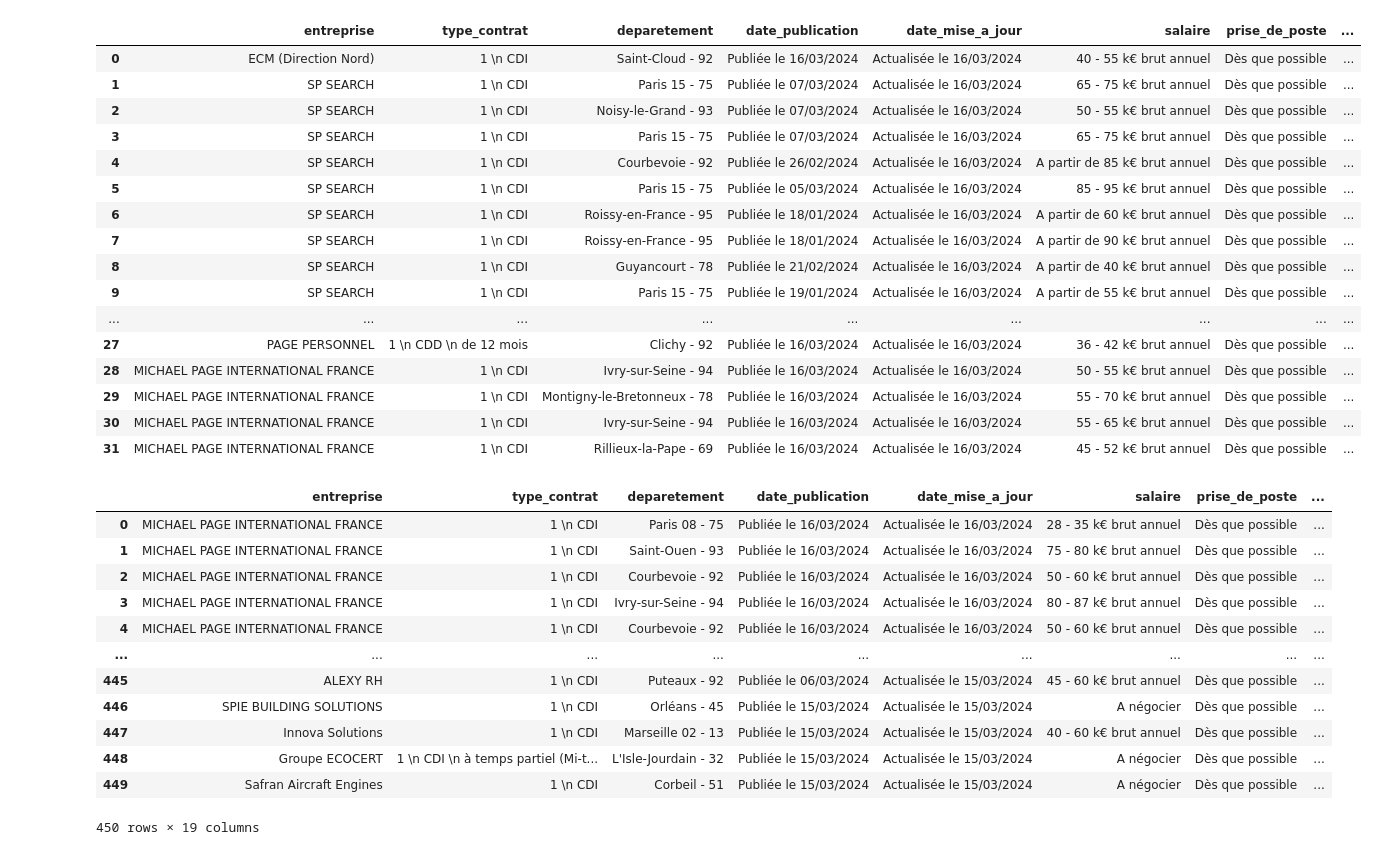
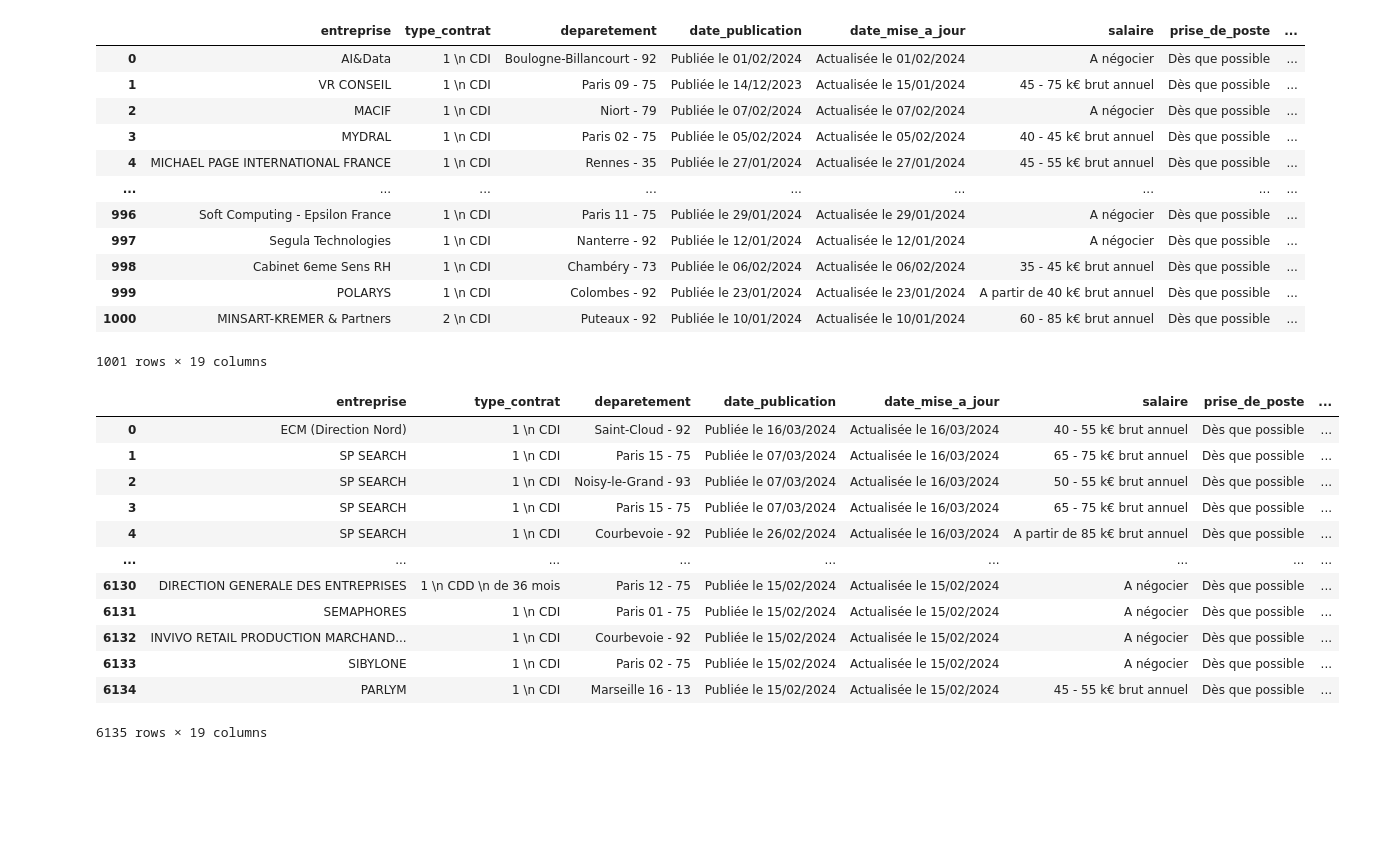
Before and after one commit to Racha1004/DALAS_projet, a Jupyter notebook: concat.ipynb, the cells around one changed output. Saved outputs shown, nothing was run; the diff lists cells and outputs as text; code cells hidden in the pictures; blank space fills up the shorter version.

```diff
--- a/concat.ipynb
+++ b/concat.ipynb
@@ -1,41 +1,37 @@
 # %%
 import pandas as pd
 # %%
-df1 = pd.read_csv("Scrapped_Data/Data_Apec_data/Apec_data_1.csv")
+df1 = pd.read_csv("Scrapped_Data/ancienne_data/Apec_data_total.csv")
 df1
 # %% [output]
 |  | entreprise | type_contrat | deparetement | date_publication | date_mise_a_jour | salaire | prise_de_poste | ... |
-| 0 | ECM (Direction Nord) | 1 \n CDI | Saint-Cloud - 92 | Publiée le 16/03/2024 | Actualisée le 16/03/2024 | 40 - 55 k€ brut annuel | Dès que possible | ... |
-| 1 | SP SEARCH | 1 \n CDI | Paris 15 - 75 | Publiée le 07/03/2024 | Actualisée le 16/03/2024 | 65 - 75 k€ brut annuel | Dès que possible | ... |
-| 2 | SP SEARCH | 1 \n CDI | Noisy-le-Grand - 93 | Publiée le 07/03/2024 | Actualisée le 16/03/2024 | 50 - 55 k€ brut annuel | Dès que possible | ... |
-| 3 | SP SEARCH | 1 \n CDI | Paris 15 - 75 | Publiée le 07/03/2024 | Actualisée le 16/03/2024 | 65 - 75 k€ brut annuel | Dès que possible | ... |
-| 4 | SP SEARCH | 1 \n CDI | Courbevoie - 92 | Publiée le 26/02/2024 | Actualisée le 16/03/2024 | A partir de 85 k€ brut annuel | Dès que possible | ... |
-| 5 | SP SEARCH | 1 \n CDI | Paris 15 - 75 | Publiée le 05/03/2024 | Actualisée le 16/03/2024 | 85 - 95 k€ brut annuel | Dès que possible | ... |
-| 6 | SP SEARCH | 1 \n CDI | Roissy-en-France - 95 | Publiée le 18/01/2024 | Actualisée le 16/03/2024 | A partir de 60 k€ brut annuel | Dès que possible | ... |
-| 7 | SP SEARCH | 1 \n CDI | Roissy-en-France - 95 | Publiée le 18/01/2024 | Actualisée le 16/03/2024 | A partir de 90 k€ brut annuel | Dès que possible | ... |
-| 8 | SP SEARCH | 1 \n CDI | Guyancourt - 78 | Publiée le 21/02/2024 | Actualisée le 16/03/2024 | A partir de 40 k€ brut annuel | Dès que possible | ... |
-| 9 | SP SEARCH | 1 \n CDI | Paris 15 - 75 | Publiée le 19/01/2024 | Actualisée le 16/03/2024 | A partir de 55 k€ brut annuel | Dès que possible | ... |
+| 0 | AI&Data | 1 \n CDI | Boulogne-Billancourt - 92 | Publiée le 01/02/2024 | Actualisée le 01/02/2024 | A négocier | Dès que possible | ... |
+| 1 | VR CONSEIL | 1 \n CDI | Paris 09 - 75 | Publiée le 14/12/2023 | Actualisée le 15/01/2024 | 45 - 75 k€ brut annuel | Dès que possible | ... |
+| 2 | MACIF | 1 \n CDI | Niort - 79 | Publiée le 07/02/2024 | Actualisée le 07/02/2024 | A négocier | Dès que possible | ... |
+| 3 | MYDRAL | 1 \n CDI | Paris 02 - 75 | Publiée le 05/02/2024 | Actualisée le 05/02/2024 | 40 - 45 k€ brut annuel | Dès que possible | ... |
+| 4 | MICHAEL PAGE INTERNATIONAL FRANCE | 1 \n CDI | Rennes - 35 | Publiée le 27/01/2024 | Actualisée le 27/01/2024 | 45 - 55 k€ brut annuel | Dès que possible | ... |
 | ... | ... | ... | ... | ... | ... | ... | ... | ... |
-| 27 | PAGE PERSONNEL | 1 \n CDD \n de 12 mois | Clichy - 92 | Publiée le 16/03/2024 | Actualisée le 16/03/2024 | 36 - 42 k€ brut annuel | Dès que possible | ... |
-| 28 | MICHAEL PAGE INTERNATIONAL FRANCE | 1 \n CDI | Ivry-sur-Seine - 94 | Publiée le 16/03/2024 | Actualisée le 16/03/2024 | 50 - 55 k€ brut annuel | Dès que possible | ... |
-| 29 | MICHAEL PAGE INTERNATIONAL FRANCE | 1 \n CDI | Montigny-le-Bretonneux - 78 | Publiée le 16/03/2024 | Actualisée le 16/03/2024 | 55 - 70 k€ brut annuel | Dès que possible | ... |
-| 30 | MICHAEL PAGE INTERNATIONAL FRANCE | 1 \n CDI | Ivry-sur-Seine - 94 | Publiée le 16/03/2024 | Actualisée le 16/03/2024 | 55 - 65 k€ brut annuel | Dès que possible | ... |
-| 31 | MICHAEL PAGE INTERNATIONAL FRANCE | 1 \n CDI | Rillieux-la-Pape - 69 | Publiée le 16/03/2024 | Actualisée le 16/03/2024 | 45 - 52 k€ brut annuel | Dès que possible | ... |
+| 996 | Soft Computing - Epsilon France | 1 \n CDI | Paris 11 - 75 | Publiée le 29/01/2024 | Actualisée le 29/01/2024 | A négocier | Dès que possible | ... |
+| 997 | Segula Technologies | 1 \n CDI | Nanterre - 92 | Publiée le 12/01/2024 | Actualisée le 12/01/2024 | A négocier | Dès que possible | ... |
+| 998 | Cabinet 6eme Sens RH | 1 \n CDI | Chambéry - 73 | Publiée le 06/02/2024 | Actualisée le 06/02/2024 | 35 - 45 k€ brut annuel | Dès que possible | ... |
+| 999 | POLARYS | 1 \n CDI | Colombes - 92 | Publiée le 23/01/2024 | Actualisée le 23/01/2024 | A partir de 40 k€ brut annuel | Dès que possible | ... |
+| 1000 | MINSART-KREMER & Partners | 2 \n CDI | Puteaux - 92 | Publiée le 10/01/2024 | Actualisée le 10/01/2024 | 60 - 85 k€ brut annuel | Dès que possible | ... |
+1001 rows × 19 columns
 # %%
-df2 = pd.read_csv("Scrapped_Data/Data_Apec_data/Apec_data_2.csv")
+df2 = pd.read_csv("Scrapped_Data/Data_Apec_data/Apec_data_total.csv")
 df2
 # %% [output]
 |  | entreprise | type_contrat | deparetement | date_publication | date_mise_a_jour | salaire | prise_de_poste | ... |
-| 0 | MICHAEL PAGE INTERNATIONAL FRANCE | 1 \n CDI | Paris 08 - 75 | Publiée le 16/03/2024 | Actualisée le 16/03/2024 | 28 - 35 k€ brut annuel | Dès que possible | ... |
-| 1 | MICHAEL PAGE INTERNATIONAL FRANCE | 1 \n CDI | Saint-Ouen - 93 | Publiée le 16/03/2024 | Actualisée le 16/03/2024 | 75 - 80 k€ brut annuel | Dès que possible | ... |
-| 2 | MICHAEL PAGE INTERNATIONAL FRANCE | 1 \n CDI | Courbevoie - 92 | Publiée le 16/03/2024 | Actualisée le 16/03/2024 | 50 - 60 k€ brut annuel | Dès que possible | ... |
-| 3 | MICHAEL PAGE INTERNATIONAL FRANCE | 1 \n CDI | Ivry-sur-Seine - 94 | Publiée le 16/03/2024 | Actualisée le 16/03/2024 | 80 - 87 k€ brut annuel | Dès que possible | ... |
-| 4 | MICHAEL PAGE INTERNATIONAL FRANCE | 1 \n CDI | Courbevoie - 92 | Publiée le 16/03/2024 | Actualisée le 16/03/2024 | 50 - 60 k€ brut annuel | Dès que possible | ... |
+| 0 | ECM (Direction Nord) | 1 \n CDI | Saint-Cloud - 92 | Publiée le 16/03/2024 | Actualisée le 16/03/2024 | 40 - 55 k€ brut annuel | Dès que possible | ... |
+| 1 | SP SEARCH | 1 \n CDI | Paris 15 - 75 | Publiée le 07/03/2024 | Actualisée le 16/03/2024 | 65 - 75 k€ brut annuel | Dès que possible | ... |
+| 2 | SP SEARCH | 1 \n CDI | Noisy-le-Grand - 93 | Publiée le 07/03/2024 | Actualisée le 16/03/2024 | 50 - 55 k€ brut annuel | Dès que possible | ... |
+| 3 | SP SEARCH | 1 \n CDI | Paris 15 - 75 | Publiée le 07/03/2024 | Actualisée le 16/03/2024 | 65 - 75 k€ brut annuel | Dès que possible | ... |
+| 4 | SP SEARCH | 1 \n CDI | Courbevoie - 92 | Publiée le 26/02/2024 | Actualisée le 16/03/2024 | A partir de 85 k€ brut annuel | Dès que possible | ... |
 | ... | ... | ... | ... | ... | ... | ... | ... | ... |
-| 445 | ALEXY RH | 1 \n CDI | Puteaux - 92 | Publiée le 06/03/2024 | Actualisée le 15/03/2024 | 45 - 60 k€ brut annuel | Dès que possible | ... |
-| 446 | SPIE BUILDING SOLUTIONS | 1 \n CDI | Orléans - 45 | Publiée le 15/03/2024 | Actualisée le 15/03/2024 | A négocier | Dès que possible | ... |
-| 447 | Innova Solutions | 1 \n CDI | Marseille 02 - 13 | Publiée le 15/03/2024 | Actualisée le 15/03/2024 | 40 - 60 k€ brut annuel | Dès que possible | ... |
-| 448 | Groupe ECOCERT | 1 \n CDI \n à temps partiel (Mi-t... | L'Isle-Jourdain - 32 | Publiée le 15/03/2024 | Actualisée le 15/03/2024 | A négocier | Dès que possible | ... |
-| 449 | Safran Aircraft Engines | 1 \n CDI | Corbeil - 51 | Publiée le 15/03/2024 | Actualisée le 15/03/2024 | A négocier | Dès que possible | ... |
+| 6130 | DIRECTION GENERALE DES ENTREPRISES | 1 \n CDD \n de 36 mois | Paris 12 - 75 | Publiée le 15/02/2024 | Actualisée le 15/02/2024 | A négocier | Dès que possible | ... |
+| 6131 | SEMAPHORES | 1 \n CDI | Paris 01 - 75 | Publiée le 15/02/2024 | Actualisée le 15/02/2024 | A négocier | Dès que possible | ... |
+| 6132 | INVIVO RETAIL PRODUCTION MARCHAND... | 1 \n CDI | Courbevoie - 92 | Publiée le 15/02/2024 | Actualisée le 15/02/2024 | A négocier | Dès que possible | ... |
+| 6133 | SIBYLONE | 1 \n CDI | Paris 02 - 75 | Publiée le 15/02/2024 | Actualisée le 15/02/2024 | A négocier | Dès que possible | ... |
+| 6134 | PARLYM | 1 \n CDI | Marseille 16 - 13 | Publiée le 15/02/2024 | Actualisée le 15/02/2024 | 45 - 55 k€ brut annuel | Dès que possible | ... |
-450 rows × 19 columns
+6135 rows × 19 columns
 # %%
```
Also changed, not shown: parts of 3 cells of this notebook, 12 other files.
